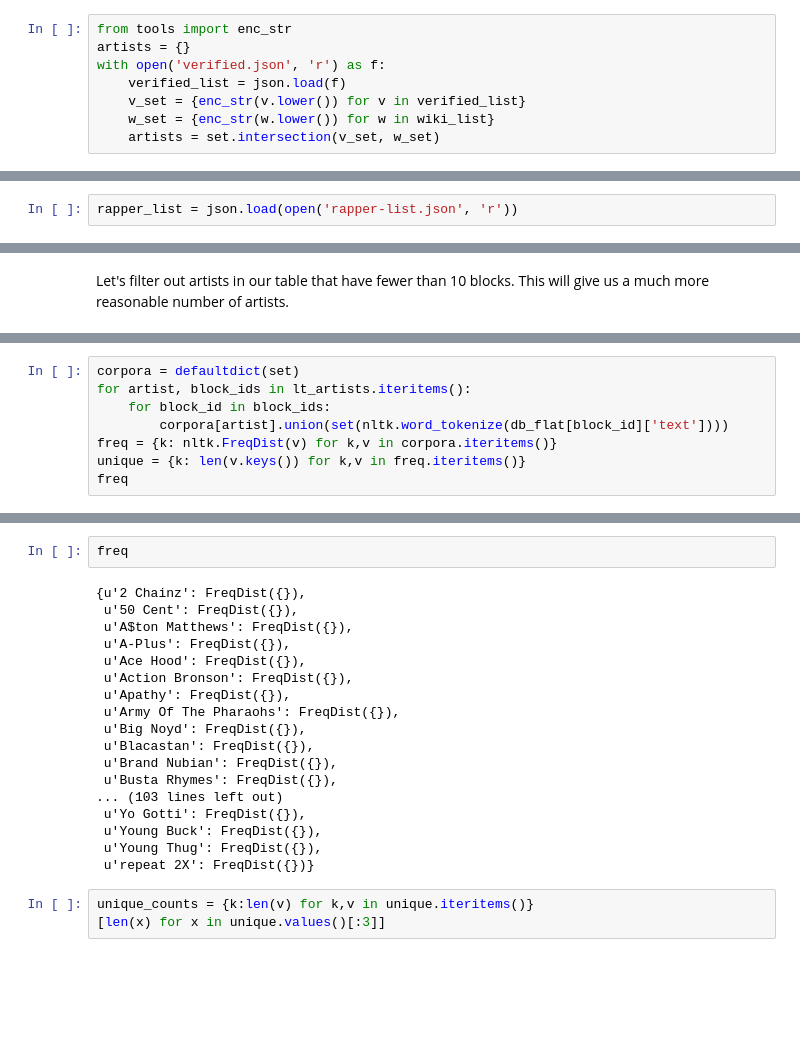
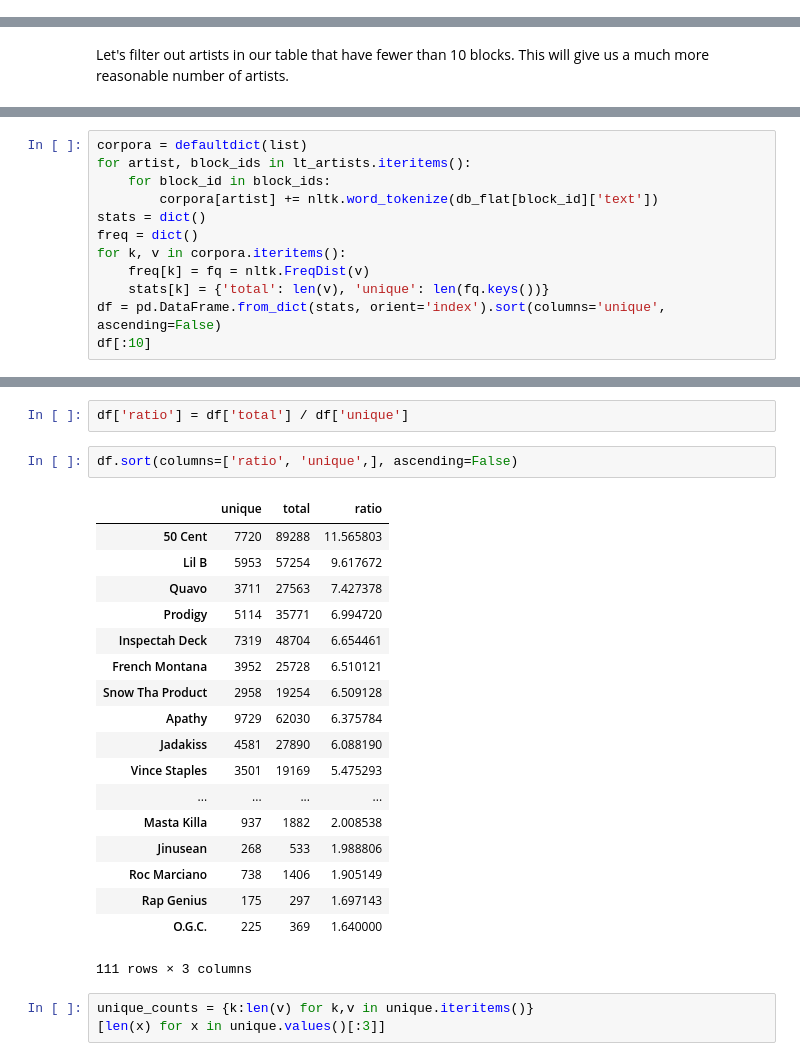
Before and after one commit to baronvonbadguy/genius-scraper, a Jupyter notebook: Exploration.ipynb, the cells around one changed output, grey strips where cells are left out. Saved outputs shown, nothing was run; the diff lists cells and outputs as text; blank space fills up the shorter version.

```diff
--- a/Exploration.ipynb
+++ b/Exploration.ipynb
@@ -44,8 +64,0 @@ Or, we can just load the version I grabbed on Feb. 1st 2015, included in the pro
-# %%
-from tools import enc_str
-artists = {}
-with open('verified.json', 'r') as f:
-    verified_list = json.load(f)
-    v_set = {enc_str(v.lower()) for v in verified_list}
-    w_set = {enc_str(w.lower()) for w in wiki_list}
-    artists = set.intersection(v_set, w_set)
@@ -54,2 +64,0 @@ I have included the intersected wiki/verified list I used for your convenince.
-# %%
-rapper_list = json.load(open('rapper-list.json', 'r'))
@@ -159,9 +159,13 @@ Now that we have or data sorted and cleaned, and we have our primary lookup tabl
 # %%
-corpora = defaultdict(set)
+corpora = defaultdict(list)
 for artist, block_ids in lt_artists.iteritems():
     for block_id in block_ids:
-        corpora[artist].union(set(nltk.word_tokenize(db_flat[block_id]['text'])))
-freq = {k: nltk.FreqDist(v) for k,v in corpora.iteritems()}
-unique = {k: len(v.keys()) for k,v in freq.iteritems()}
-freq
+        corpora[artist] += nltk.word_tokenize(db_flat[block_id]['text'])
+stats = dict()
+freq = dict()
+for k, v in corpora.iteritems():
+    freq[k] = fq = nltk.FreqDist(v)
+    stats[k] = {'total': len(v), 'unique': len(fq.keys())}
+df = pd.DataFrame.from_dict(stats, orient='index').sort(columns='unique', ascending=False)
+df[:10]
 # %% [output]
@@ -185,23 +183,26 @@ freq
-# %%
-freq
-# %% [output]
-{u'2 Chainz': FreqDist({}),
- u'50 Cent': FreqDist({}),
- u'A$ton Matthews': FreqDist({}),
- u'A-Plus': FreqDist({}),
- u'Ace Hood': FreqDist({}),
- u'Action Bronson': FreqDist({}),
- u'Apathy': FreqDist({}),
- u'Army Of The Pharaohs': FreqDist({}),
- u'Big Noyd': FreqDist({}),
- u'Blacastan': FreqDist({}),
- u'Brand Nubian': FreqDist({}),
- u'Busta Rhymes': FreqDist({}),
-... (103 lines left out)
- u'Yo Gotti': FreqDist({}),
- u'Young Buck': FreqDist({}),
- u'Young Thug': FreqDist({}),
- u'repeat 2X': FreqDist({})}
+# %%
+df['ratio'] = df['total'] / df['unique']
+# %%
+df.sort(columns=['ratio', 'unique',], ascending=False)
+# %% [output]
+|  | unique | total | ratio |
+| 50 Cent | 7720 | 89288 | 11.565803 |
+| Lil B | 5953 | 57254 | 9.617672 |
+| Quavo | 3711 | 27563 | 7.427378 |
+| Prodigy | 5114 | 35771 | 6.994720 |
+| Inspectah Deck | 7319 | 48704 | 6.654461 |
+| French Montana | 3952 | 25728 | 6.510121 |
+| Snow Tha Product | 2958 | 19254 | 6.509128 |
+| Apathy | 9729 | 62030 | 6.375784 |
+| Jadakiss | 4581 | 27890 | 6.088190 |
+| Vince Staples | 3501 | 19169 | 5.475293 |
+| ... | ... | ... | ... |
+| Masta Killa | 937 | 1882 | 2.008538 |
+| Jinusean | 268 | 533 | 1.988806 |
+| Roc Marciano | 738 | 1406 | 1.905149 |
+| Rap Genius | 175 | 297 | 1.697143 |
+| O.G.C. | 225 | 369 | 1.640000 |
+111 rows × 3 columns
 # %%
 unique_counts = {k:len(v) for k,v in unique.iteritems()}
 [len(x) for x in unique.values()[:3]]
```
Also changed, not shown: parts of 19 cells of this notebook.
